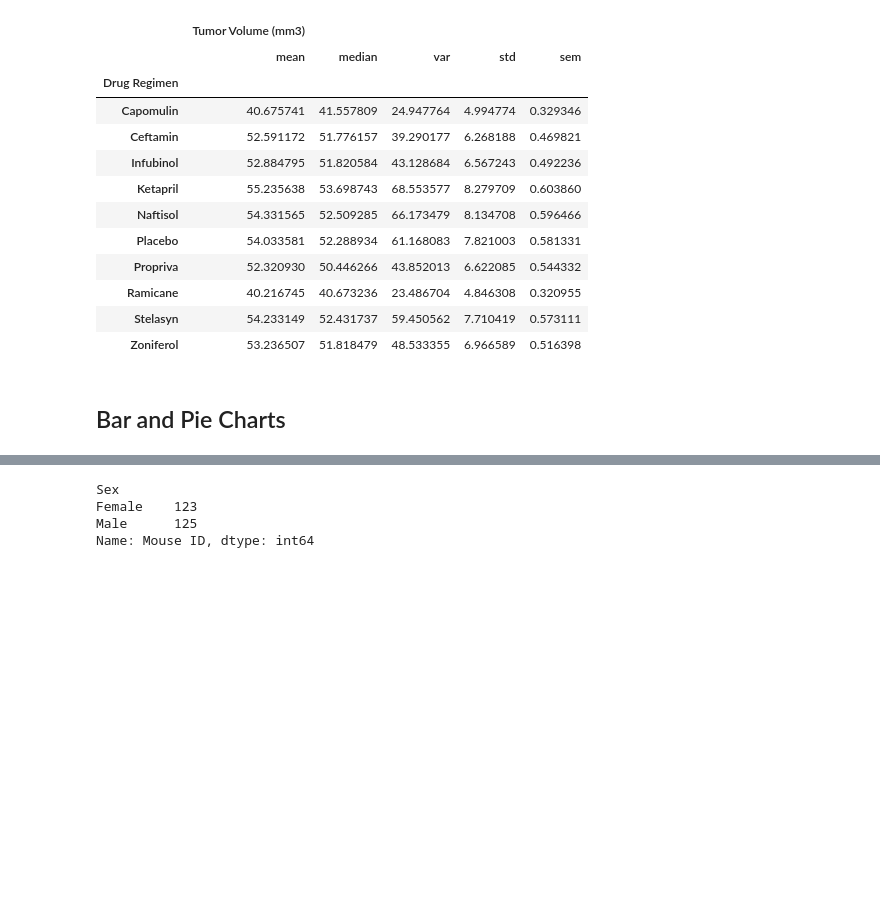
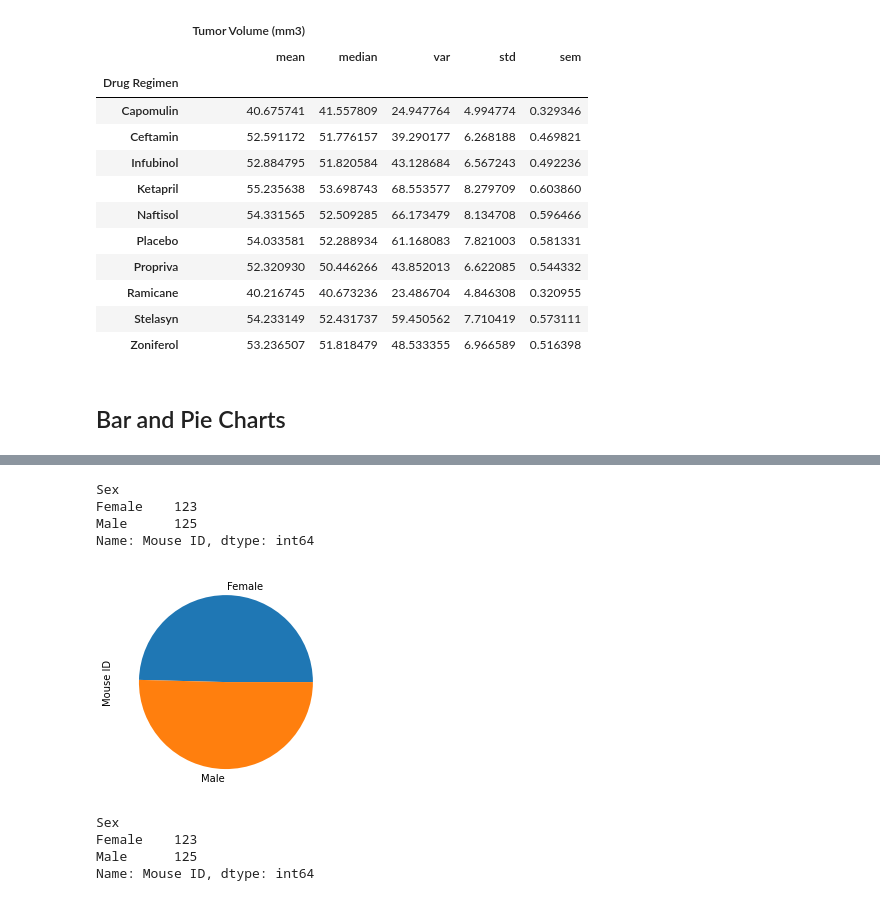
Before and after one commit to corriethomas/Matplotlib-Challenge, a Jupyter notebook: Matplotlib-Starter-Notebook.ipynb, the cells around one changed output, grey strips where cells are left out. Saved outputs shown, nothing was run; the diff lists cells and outputs as text; code cells hidden in the pictures; blank space fills up the shorter version.

Commit message:
creates pandas pie chart

```diff
--- a/Matplotlib-Starter-Notebook.ipynb
+++ b/Matplotlib-Starter-Notebook.ipynb
@@ -249,6 +236,18 @@ Name: Drug Regimen, dtype: int64
 [figure]
 # %%
 # Generate a pie plot showing the distribution of female versus male mice using pandas
+grouped_gender = cleaned_df.groupby(["Sex"])
+gender_count = grouped_gender["Mouse ID"].nunique()
+print(gender_count)
+
+pandas_pie_chart = gender_count.plot(kind="pie")
+plt.show()
+# %% [output]
+Sex
+Female    123
+Male      125
+Name: Mouse ID, dtype: int64
+[figure, added]
 # %%
 # Generate a pie plot showing the distribution of female versus male mice using pyplot
 #print(grouped_regimen_df.head(10))
```
Also changed, not shown: parts of 2 cells of this notebook.
